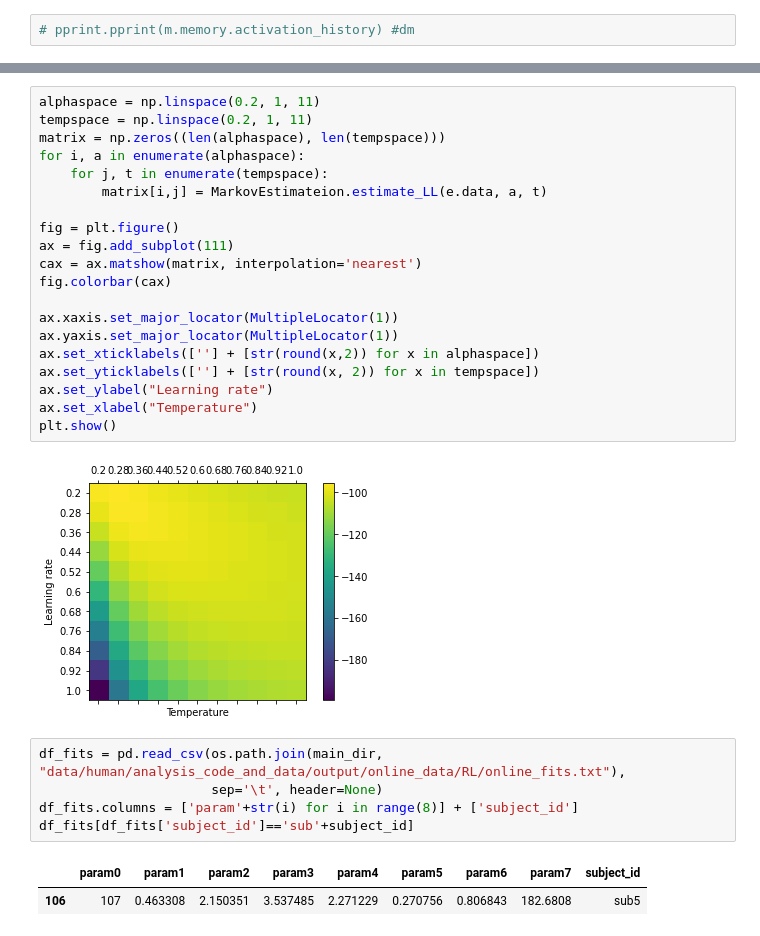
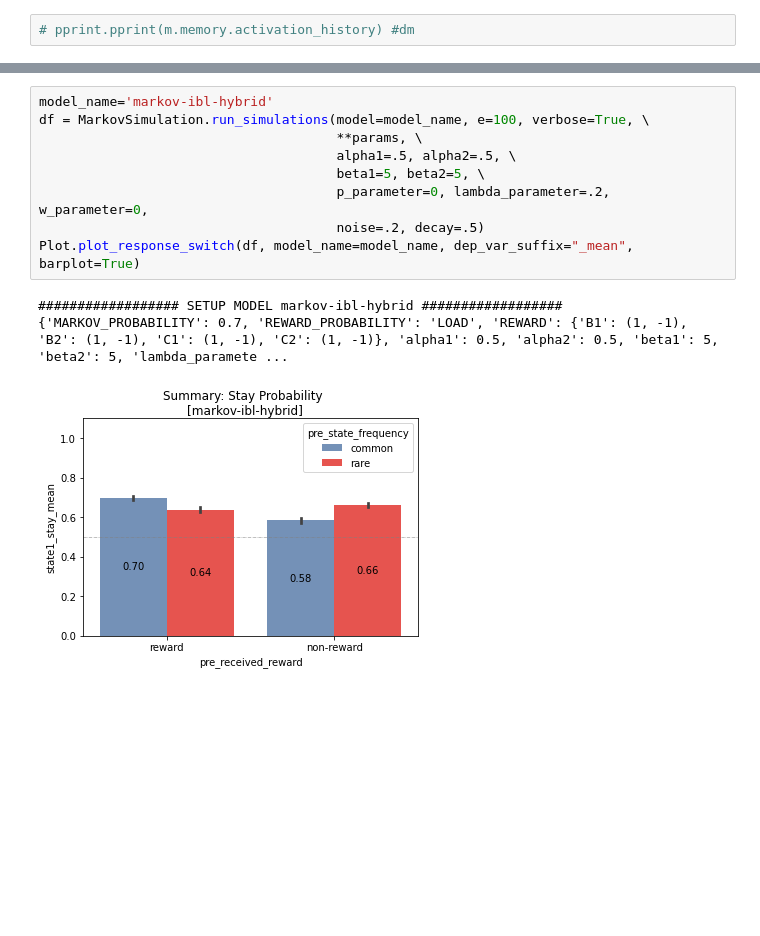
Before and after one commit to yangyuxue2333/ACTR-MarkovTask, a Jupyter notebook: analysis/test_pyactup.ipynb, the cells around one changed output, grey strips where cells are left out. Drawn from its saved outputs; the diff is of its cells as text; blank space fills up the shorter version.

```diff
--- a/analysis/test_pyactup.ipynb
+++ b/analysis/test_pyactup.ipynb
@@ -82,30 +59,13 @@ opt.minimize(e.vLLproc, x0 = [0.5, 0.5], method = "Nelder-Mead")
-# %%
-alphaspace = np.linspace(0.2, 1, 11)
-tempspace = np.linspace(0.2, 1, 11)
-matrix = np.zeros((len(alphaspace), len(tempspace)))
-for i, a in enumerate(alphaspace):
-    for j, t in enumerate(tempspace):
-        matrix[i,j] = MarkovEstimateion.estimate_LL(e.data, a, t)
-
-fig = plt.figure()
-ax = fig.add_subplot(111)
-cax = ax.matshow(matrix, interpolation='nearest')
-fig.colorbar(cax)
-
-ax.xaxis.set_major_locator(MultipleLocator(1))
-ax.yaxis.set_major_locator(MultipleLocator(1))
-ax.set_xticklabels([''] + [str(round(x,2)) for x in alphaspace])
-ax.set_yticklabels([''] + [str(round(x, 2)) for x in tempspace])
-ax.set_ylabel("Learning rate")
-ax.set_xlabel("Temperature")
-plt.show()
-# %% [output]
-[figure, removed]
-# %%
-df_fits = pd.read_csv(os.path.join(main_dir, "data/human/analysis_code_and_data/output/online_data/RL/online_fits.txt"),
-                      sep='\t', header=None)
-df_fits.columns = ['param'+str(i) for i in range(8)] + ['subject_id']
-df_fits[df_fits['subject_id']=='sub'+subject_id]
-# %% [output]
-|  | param0 | param1 | param2 | param3 | param4 | param5 | param6 | param7 | subject_id |
-| 106 | 107 | 0.463308 | 2.150351 | 3.537485 | 2.271229 | 0.270756 | 0.806843 | 182.6808 | sub5 |
+# %%
+model_name='markov-ibl-hybrid'
+df = MarkovSimulation.run_simulations(model=model_name, e=100, verbose=True, \
+                                      **params, \
+                                      alpha1=.5, alpha2=.5, \
+                                      beta1=5, beta2=5, \
+                                      p_parameter=0, lambda_parameter=.2, w_parameter=0,
+                                      noise=.2, decay=.5)
+Plot.plot_response_switch(df, model_name=model_name, dep_var_suffix="_mean", barplot=True)
+# %% [output]
+################## SETUP MODEL markov-ibl-hybrid ##################
+{'MARKOV_PROBABILITY': 0.7, 'REWARD_PROBABILITY': 'LOAD', 'REWARD': {'B1': (1, -1), 'B2': (1, -1), 'C1': (1, -1), 'C2': (1, -1)}, 'alpha1': 0.5, 'alpha2': 0.5, 'beta1': 5, 'beta2': 5, 'lambda_paramete ...
+[figure, added]
```
Also changed, not shown: parts of 4 cells of this notebook, 1 other file.
